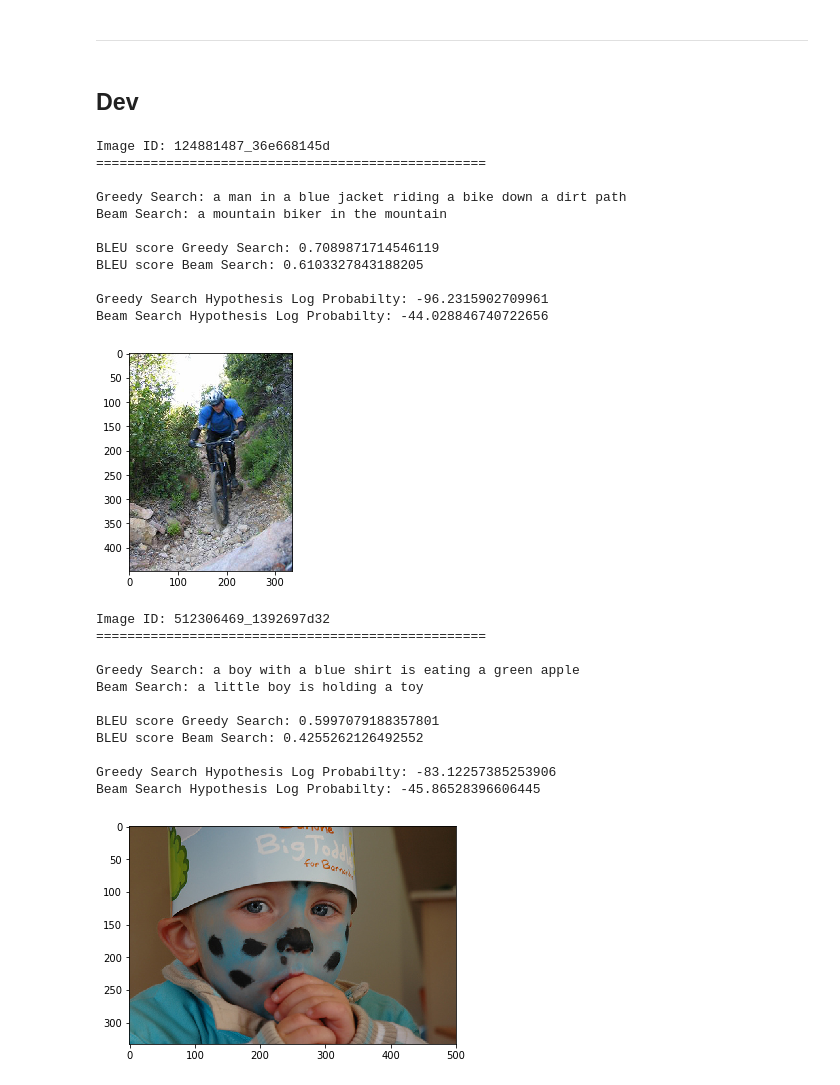
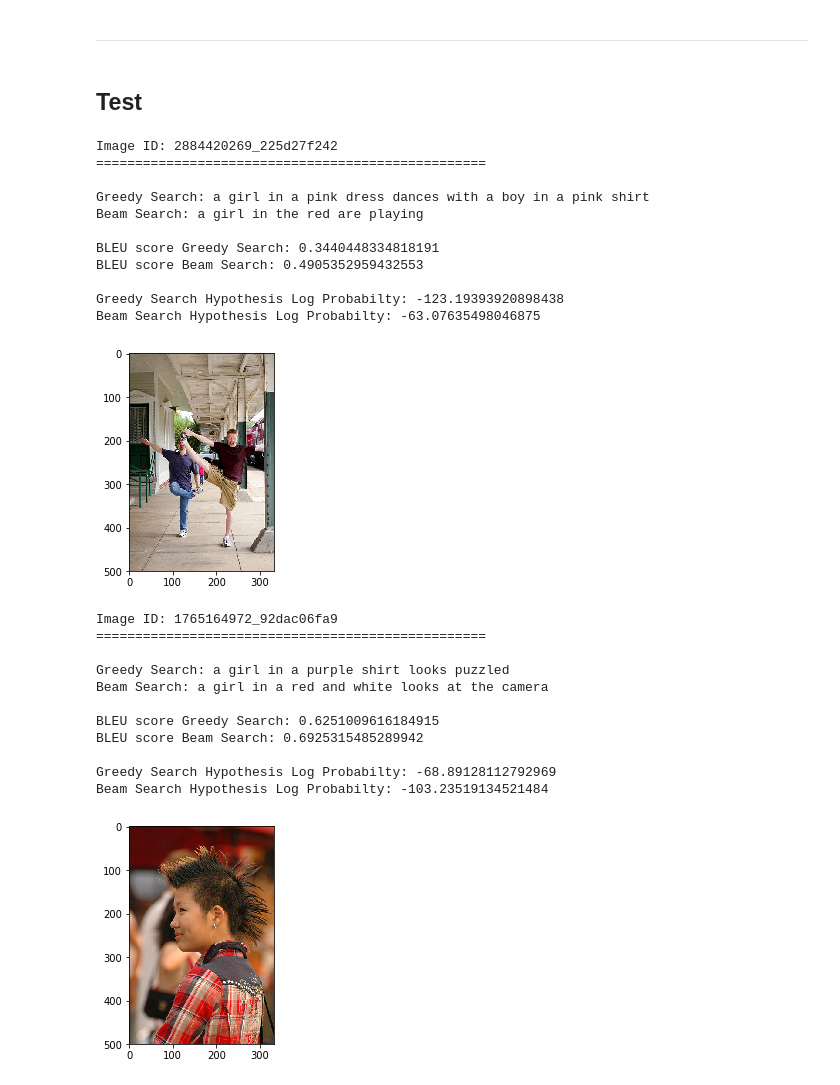
Before and after one commit to VIVelev/Image-Captioning, a Jupyter notebook: src/notebooks/train-eval.ipynb, the cells around one changed output. Cells and saved outputs as stored; diff of their text form; code cells hidden in the pictures.

Commit message:
train

```diff
--- a/src/notebooks/train-eval.ipynb
+++ b/src/notebooks/train-eval.ipynb
@@ -178,0 +181,2 @@ train_image2descriptions['2513260012_03d33305cf']
+# %%
+train_image2descriptions = {**train_image2descriptions, **dev_image2descriptions}
@@ -239,10 +250,10 @@ callbacks = [checkpoint]
 # %%
 neural_image_captioning.model.load_weights('../weights/nic-weights.hdf5')
 
-neural_image_captioning.model.compile(Adam(1e-5), loss='categorical_crossentropy')
+neural_image_captioning.model.compile(Adam(0.00005), loss='categorical_crossentropy')
 # %%
 num_epochs = 1000
-batch_size = 64
+batch_size = 128
 steps = (len(train_image2descriptions) * 5) // batch_size
 
 train_data_generator = data_generator(
@@ -266,7 +277,7 @@ Epoch 1/1000
 # %% [markdown]
 ***
 # %% [markdown]
-## Dev
+## Test
 # %%
 inference = NICInference(neural_image_captioning, word2idx)
 # %%
@@ -300,37 +311,37 @@ def evaluate(img_id, beam_width=3):
 # %%
 
 evaluate(
-    np.random.choice(list(train_image2descriptions.keys())), beam_width=10
+    np.random.choice(list(test_image2descriptions.keys())), beam_width=10
 )
 # %% [output]
-Image ID: 124881487_36e668145d
+Image ID: 2884420269_225d27f242
 ==================================================
 
-Greedy Search: a man in a blue jacket riding a bike down a dirt path
-Beam Search: a mountain biker in the mountain
+Greedy Search: a girl in a pink dress dances with a boy in a pink shirt
+Beam Search: a girl in the red are playing
 
-BLEU score Greedy Search: 0.7089871714546119
-BLEU score Beam Search: 0.6103327843188205
+BLEU score Greedy Search: 0.3440448334818191
+BLEU score Beam Search: 0.4905352959432553
 
-Greedy Search Hypothesis Log Probabilty: -96.2315902709961
-Beam Search Hypothesis Log Probabilty: -44.028846740722656
+Greedy Search Hypothesis Log Probabilty: -123.19393920898438
+Beam Search Hypothesis Log Probabilty: -63.07635498046875
-[figure, old version]
+[figure, new version]
 # %%
 evaluate(
-    np.random.choice(list(train_image2descriptions.keys())), beam_width=10
+    np.random.choice(list(test_image2descriptions.keys())), beam_width=10
 )
 # %% [output]
-Image ID: 512306469_1392697d32
+Image ID: 1765164972_92dac06fa9
 ==================================================
 
-Greedy Search: a boy with a blue shirt is eating a green apple
-Beam Search: a little boy is holding a toy
+Greedy Search: a girl in a purple shirt looks puzzled
+Beam Search: a girl in a red and white looks at the camera
 
-BLEU score Greedy Search: 0.5997079188357801
-BLEU score Beam Search: 0.4255262126492552
+BLEU score Greedy Search: 0.6251009616184915
+BLEU score Beam Search: 0.6925315485289942
 
-Greedy Search Hypothesis Log Probabilty: -83.12257385253906
-Beam Search Hypothesis Log Probabilty: -45.86528396606445
+Greedy Search Hypothesis Log Probabilty: -68.89128112792969
+Beam Search Hypothesis Log Probabilty: -103.23519134521484
-[figure, old version]
+[figure, new version]
 # %%
 evaluate(
```
Also changed, not shown: parts of 13 cells of this notebook.
